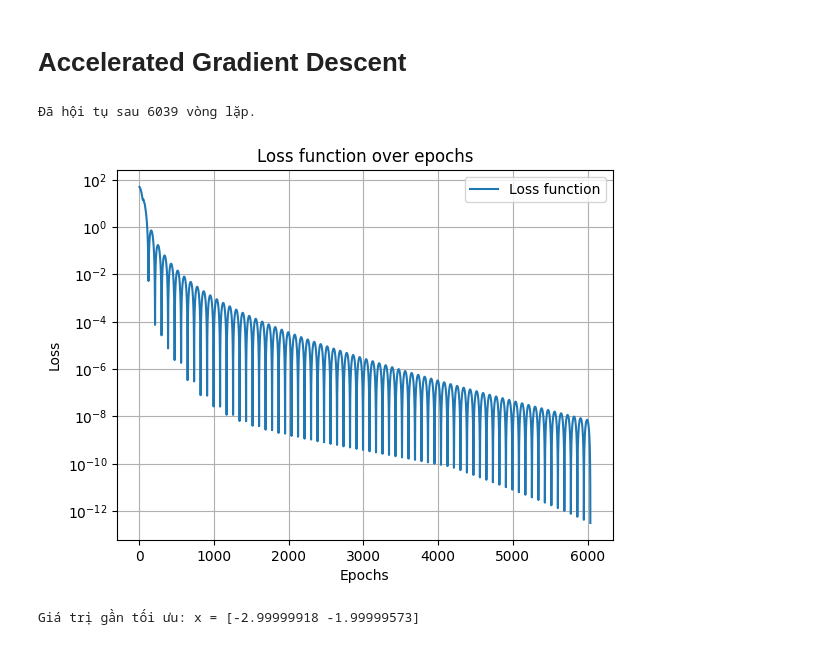
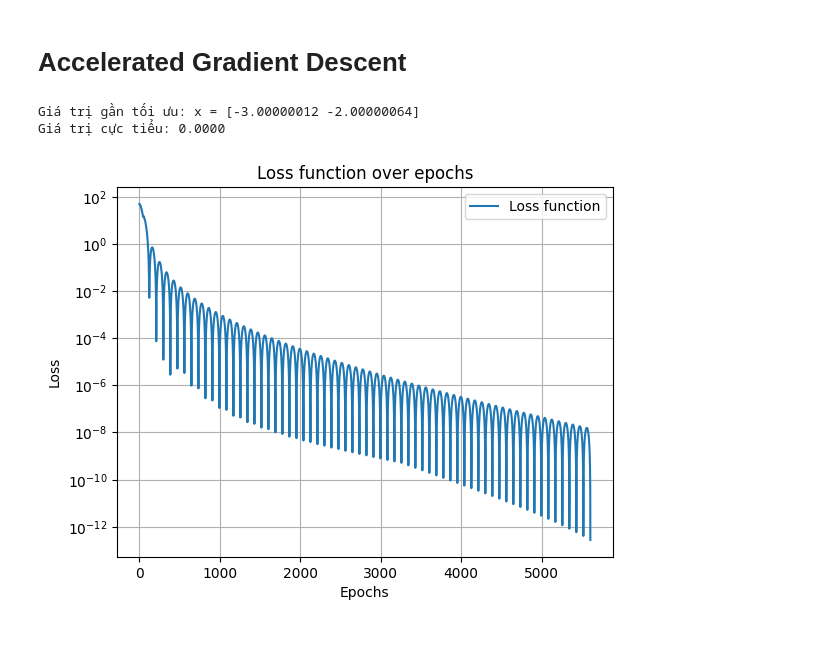
Before and after one commit to DungQuanPhung/Main, a Jupyter notebook: L4_PhungDungQuan_22280073_bai5.ipynb, the cells around one changed output. Drawn from its saved outputs; the diff is of its cells as text; code cells hidden in the pictures.

```diff
--- a/L4_PhungDungQuan_22280073_bai5.ipynb
+++ b/L4_PhungDungQuan_22280073_bai5.ipynb
@@ -158,10 +161,22 @@ plt.show()
 # %%
+df1 = pd.read_csv('tuoi_hatt.csv')
 scaler = MinMaxScaler()
 df1[['Tuổi', 'HATT']] = scaler.fit_transform(df1[['Tuổi', 'HATT']])
+X = df1[['Tuổi']]
+y = df1["HATT"]
+
+# Hồi quy tuyến tính
+model = LinearRegression()
+model.fit(X, y)
+
 plt.scatter(df1['Tuổi'], df1['HATT'])
 plt.xlabel('Tuổi')
 plt.ylabel('HATT')
-plt.title('Đồ thị tuổi và hatt sau khi scale')
+plt.title('Đồ thị Tuổi và HATT sau khi scale')
+x = np.linspace(X.min(), y.max(), 100).reshape(-1, 1)
+y = model.predict(x)
+plt.plot(x, y, color='red', label='Hồi quy tuyến tính')
+plt.legend()
 plt.grid()
 plt.show()
 # %% [output]
@@ -177,45 +227,47 @@ Giá trị x[0] = 0.013906467120360387, x[1] = 0.797566332398861
 # %%
 def f(x, y):
     return (x**2 + y - 7)**2 + (x - y + 1)**2
 
 def gradient(x, y):
     grad_x = 4 * x * (x**2 + y - 7) + 2 * (x - y + 1)
     grad_y = 2 * (x**2 + y - 7) - 2 * (x - y + 1)
     return np.array([grad_x, grad_y])
 
 def accelerated_gradient_descent(f, learning_rate, x_t, max_iterations, tol):
     current_point = np.array(x_t, dtype=float)
     previous_point = np.array(x_t, dtype=float)
     loss = []
-    for i in range(1, max_iterations + 1):
+    i = 0
+    while i <= max_iterations - 1:
         y_i = current_point + (i - 1) / (i + 2) * (current_point - previous_point)
         grad = gradient(y_i[0], y_i[1])
         next_point = y_i - learning_rate * grad
         current_loss = f(next_point[0], next_point[1])
         loss.append(current_loss)
         if np.linalg.norm(grad) < tol:
-            print(f"Đã hội tụ sau {i} vòng lặp.")
-            break
+            return next_point, f(next_point[0], next_point[1]), loss
 
         previous_point = current_point
         current_point = next_point
+        i += 1
 
-    # Vẽ đồ thị hàm mất mát
-    plt.plot(loss, label='Loss function')
-    plt.xlabel('Epochs')
-    plt.ylabel('Loss')
-    plt.title('Loss function over epochs')
-    plt.yscale('log')
-    plt.legend()
-    plt.grid(True)
-    plt.show()
-
-    return current_point
+    return next_point, f(next_point[0], next_point[1]), loss
 
 # Gọi hàm chính
-x = accelerated_gradient_descent(f, learning_rate=0.001, x_t=[0, 0], max_iterations=10000, tol=1e-6)
+x, gia_tri_cuc_tieu, loss = accelerated_gradient_descent(f, learning_rate=0.001, x_t=[0, 0], max_iterations=10000, tol=1e-6)
 print(f"\nGiá trị gần tối ưu: x = {x}")
+print(f"Giá trị cực tiểu: {gia_tri_cuc_tieu:.4f}")
+
+# Vẽ đồ thị hàm mất mát
+plt.plot(loss, label='Loss function')
+plt.xlabel('Epochs')
+plt.ylabel('Loss')
+plt.title('Loss function over epochs')
+plt.yscale('log')
+plt.legend()
+plt.grid(True)
+plt.show()
 # %% [output]
-Đã hội tụ sau 6039 vòng lặp.
+Giá trị gần tối ưu: x = [-3.00000012 -2.00000064]
+Giá trị cực tiểu: 0.0000
-[figure, old version]
+[figure, new version]
-Giá trị gần tối ưu: x = [-2.99999918 -1.99999573]
```
Also changed, not shown: parts of 10 cells of this notebook.
